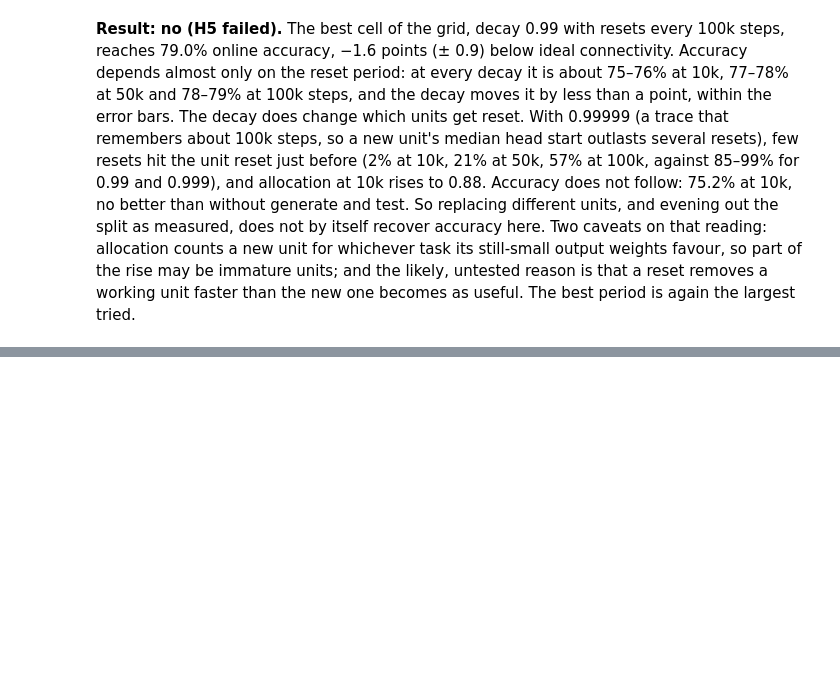
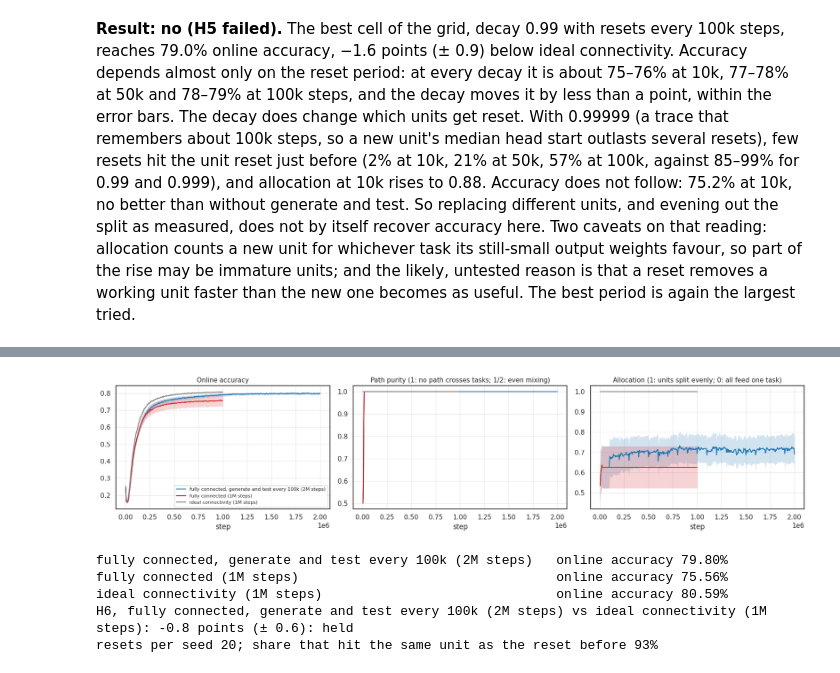
Before and after one commit to ejmejm/phd_research, a Jupyter notebook: phd/sandbox/network_autostep/05_multi_mnist.ipynb, the cells around one changed output, grey strips where cells are left out. Drawn from its saved outputs; the diff is of its cells as text; code cells hidden in the pictures; blank space fills up the shorter version.

```diff
--- a/phd/sandbox/network_autostep/05_multi_mnist.ipynb
+++ b/phd/sandbox/network_autostep/05_multi_mnist.ipynb
@@ -85,6 +85,8 @@ UTILITY_DECAY = 0.999                # Question 3: per-step decay of each hidden
 UTILITY_DECAYS = (0.99, 0.999, 0.9999, 0.99999)  # Question 3b: the sweep, with every period below
 UTILITY_PERIODS = (10_000, 50_000, 100_000)      # Question 3: steps between resets ...
 UTILITY_PERIOD = 50_000              # ... and the period H4 is judged on
+LONG_RUN_STEPS = 2_000_000           # Question 4: training steps of the long run ...
+LONG_RUN_PERIOD = 100_000            # ... and its reset period (simple generate and test)
 
 # --- Hypotheses ---
 FINAL_FRACTION = 0.1                 # accuracy is compared over the last 10% of training ...
@@ -251,9 +253,10 @@ def generate_and_test(learner, tests, h, key, step, period, masks, tester, decay
     return learner, tests
 
 
-def train(key, stream, masks, ours, reinit_period=None, tester='output weights', decay=UTILITY_DECAY):
-    # Step 1 on its own, then NUM_STEPS online steps in windows, with generate and test every `reinit_period` steps (if
-    # given). Returns the mean loss and accuracy of every window, the path purity and allocation at its end, and with
+def train(key, stream, masks, ours, reinit_period=None, tester='output weights', decay=UTILITY_DECAY,
+          num_steps=NUM_STEPS):
+    # Step 1 on its own, then `num_steps` online steps in windows of NUM_STEPS // N_WINDOWS steps, with generate and
+    # test every `reinit_period` steps (if given). Returns the mean loss and accuracy of every window, the path purity and allocation at its end, and with
     # generate and test, the reset counts at the end of training.
     def one_step(carry, _):
         learner, stream, tests = carry
@@ -274,11 +277,11 @@ def train(key, stream, masks, ours, reinit_period=None, tester='output weights',
     learner = learner_step(init_learner(key, masks, ours), x, labels, masks, ours)[0]
     tests = None if reinit_period is None else {'utility': jnp.zeros(learner.hidden_mean.shape), 'last': jnp.array(-1),
                                                 'count': jnp.array(0), 'repeats': jnp.array(0)}
-    (_, _, tests), records = jax.lax.scan(window, (learner, stream, tests), length=N_WINDOWS)
+    (_, _, tests), records = jax.lax.scan(window, (learner, stream, tests), length=num_steps * N_WINDOWS // NUM_STEPS)
     return records if tests is None else {**records, 'resets': tests['count'], 'repeats': tests['repeats']}
 
 
-def run(network, ours, reinit_period=None, tester='output weights', decay=UTILITY_DECAY):
+def run(network, ours, reinit_period=None, tester='output weights', decay=UTILITY_DECAY, num_steps=NUM_STEPS):
     # Trains one learner (ours, or standard Autostep) on `network` (a key of MASKS) on every seed, vmapped into one
     # scan. Seed s uses init key s and stream s for every run, so runs are paired. Returns per-seed records: loss,
     # accuracy, purity and allocation (seed, window), and with generate and test, the number of resets and repeats
@@ -286,13 +289,12 @@ def run(network, ours, reinit_period=None, tester='output weights', decay=UTILIT
     keys = jax.random.split(jax.random.PRNGKey(0), N_SEEDS)
     streams = jax.vmap(init_stream)(jax.random.split(jax.random.PRNGKey(1), N_SEEDS))
     masks = MASKS[network]
-    train_seeds = jax.vmap(lambda key, stream: train(key, stream, masks, ours, reinit_period, tester, decay))
+    train_seeds = jax.vmap(lambda key, stream: train(key, stream, masks, ours, reinit_period, tester, decay, num_steps))
     records = jax.jit(train_seeds)(keys, streams)
     return jax.tree.map(np.asarray, records)
 # %% [markdown]
 ## Results
 # %%
-window_ends = np.arange(1, N_WINDOWS + 1) * (NUM_STEPS // N_WINDOWS)
 final = slice(-round(N_WINDOWS * FINAL_FRACTION), None)
 
 
@@ -305,8 +307,9 @@ def plot_runs(runs, colors, dashed=()):
                                        ('allocation', 'Allocation (1: units split evenly; 0: all feed one task)')]):
         for label, res in runs.items():
             mean, sem = res[key].mean(0), res[key].std(0) / np.sqrt(N_SEEDS)
-            ax.plot(window_ends, mean, color=colors[label], ls='--' if label in dashed else '-', lw=1.5, label=label)
-            ax.fill_between(window_ends, mean - 2 * sem, mean + 2 * sem, color=colors[label], alpha=0.2, lw=0)
+            steps = np.arange(1, len(mean) + 1) * (NUM_STEPS // N_WINDOWS)       # the end of each of this run's windows
+            ax.plot(steps, mean, color=colors[label], ls='--' if label in dashed else '-', lw=1.5, label=label)
+            ax.fill_between(steps, mean - 2 * sem, mean + 2 * sem, color=colors[label], alpha=0.2, lw=0)
         ax.yaxis.set_major_locator(plt.MultipleLocator(0.1))
         ax.set_xlabel('step')
         ax.set_title(title, fontsize=11)
@@ -317,7 +320,8 @@ def plot_runs(runs, colors, dashed=()):
 
 
 def final_accuracy(res):
-    return res['accuracy'][:, final].mean(1)                 # each seed's accuracy over the last FINAL_FRACTION
+    # Each seed's accuracy over the last FINAL_FRACTION of the run's own training.
+    return res['accuracy'][:, -round(res['accuracy'].shape[1] * FINAL_FRACTION):].mean(1)
 
 
 def report(runs, tests):
@@ -566,0 +586,16 @@ again the largest tried.
+# %%
+long_run = run('fully connected', True, reinit_period=LONG_RUN_PERIOD, num_steps=LONG_RUN_STEPS)
+label = f'fully connected, generate and test every {LONG_RUN_PERIOD // 1000}k ({LONG_RUN_STEPS // 1_000_000}M steps)'
+long_runs = {label: long_run, 'fully connected (1M steps)': runs['ours, fully connected'],
+             'ideal connectivity (1M steps)': runs['ours, ideal connectivity']}
+plot_runs(long_runs, dict(zip(long_runs, ('tab:blue', 'tab:red', 'gray'))))
+report(long_runs, [('H6', label, 'ideal connectivity (1M steps)', 'within')])
+print(f'resets per seed {long_run["resets"].mean():.0f}; share that hit the same unit as the reset before '
+      f'{long_run["repeats"].sum() / long_run["resets"].sum():.0%}')
+# %% [output]
+[figure, added]
+fully connected, generate and test every 100k (2M steps)   online accuracy 79.80%
+fully connected (1M steps)                                 online accuracy 75.56%
+ideal connectivity (1M steps)                              online accuracy 80.59%
+H6, fully connected, generate and test every 100k (2M steps) vs ideal connectivity (1M steps): -0.8 points (± 0.6): held
+resets per seed 20; share that hit the same unit as the reset before 93%
```
Also changed, not shown: parts of 2 cells of this notebook.
